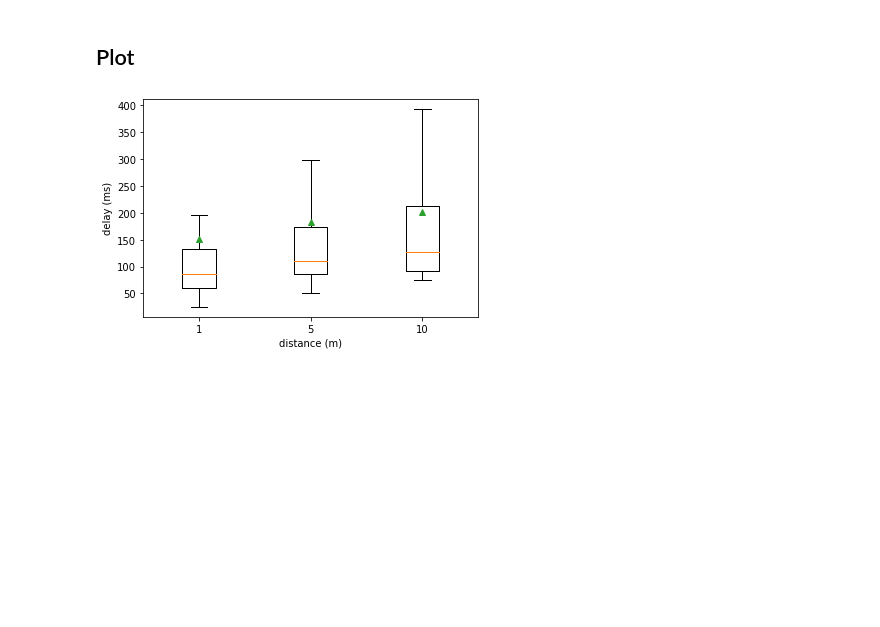
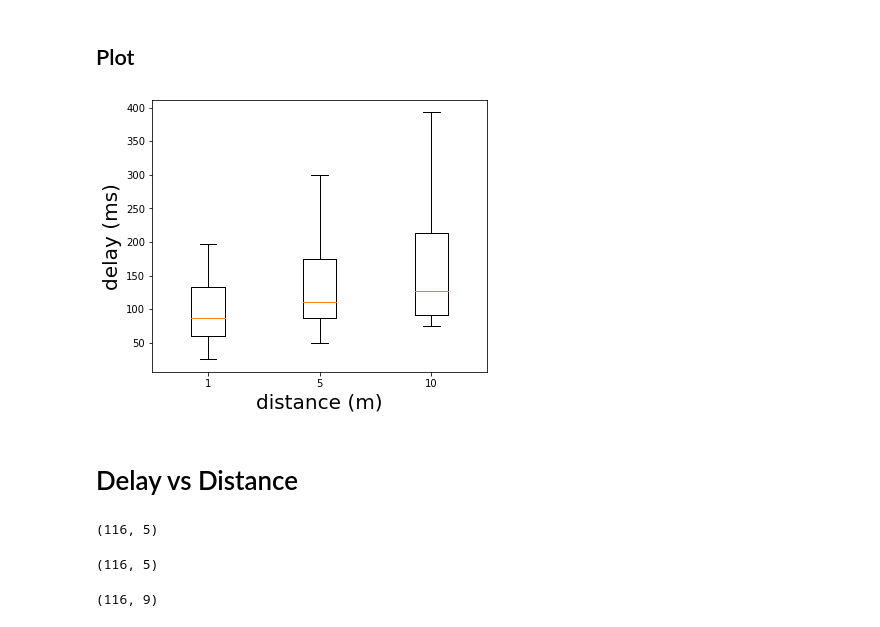
Before and after one commit to kavindaperera/meshify-stats, a Jupyter notebook: delay-boxplot.ipynb, the cells around one changed output. Cells and saved outputs as stored; diff of their text form; code cells hidden in the pictures; blank space fills up the shorter version.

```diff
--- a/delay-boxplot.ipynb
+++ b/delay-boxplot.ipynb
@@ -141,25 +141,29 @@ df_1h_10m.shape
 # %%
 columns = [df_1h_1m['delay'], df_1h_5m['delay'], df_1h_10m['delay'] ]
 labels = ['1','5','10']
 
 fig, ax = plt.subplots()
 bplot1 = ax.boxplot(columns,
             vert=True,  # vertical box alignment
             patch_artist=False,  # fill with color
             showfliers=False,
-            showmeans=True,
             labels=labels)
 
-ax.set_ylabel('delay (ms)')
-ax.set_xlabel('distance (m)')
+ax.set_ylabel('delay (ms)', fontsize=20)
+ax.set_xlabel('distance (m)', fontsize=20)
 
 
 # fill with colors
 # colors = ['lightgreen', 'lightblue', 'lightred']
 # for bplot in (bplot1, ):
 #     for patch, color in zip(bplot['boxes'], colors):
 #         patch.set_facecolor(color)
-plt.savefig('plots/single-hop-delay-plot.png', dpi=300,)
+
+fig.set_size_inches(6, 5)
+
+plt.savefig('plots/figure_eval_1_1.png', dpi=300, bbox_inches=None, pad_inches=1,)
 plt.show()
 # %% [output]
-[figure, old version]
+[figure, new version]
+# %% [markdown]
+# Delay vs Distance
@@ -165,0 +172,4 @@ plt.show()
+# %%
+result_elsa_2h_10m.shape
+# %% [output]
+(116, 5)
@@ -165,0 +178,4 @@ plt.show()
+# %%
+result_miranda_2h_10m.shape
+# %% [output]
+(116, 5)
@@ -165,0 +184,4 @@ plt.show()
+# %%
+df_2h_10m.shape
+# %% [output]
+(116, 9)
```
Also changed, not shown: parts of 23 cells of this notebook, 8 other files.
